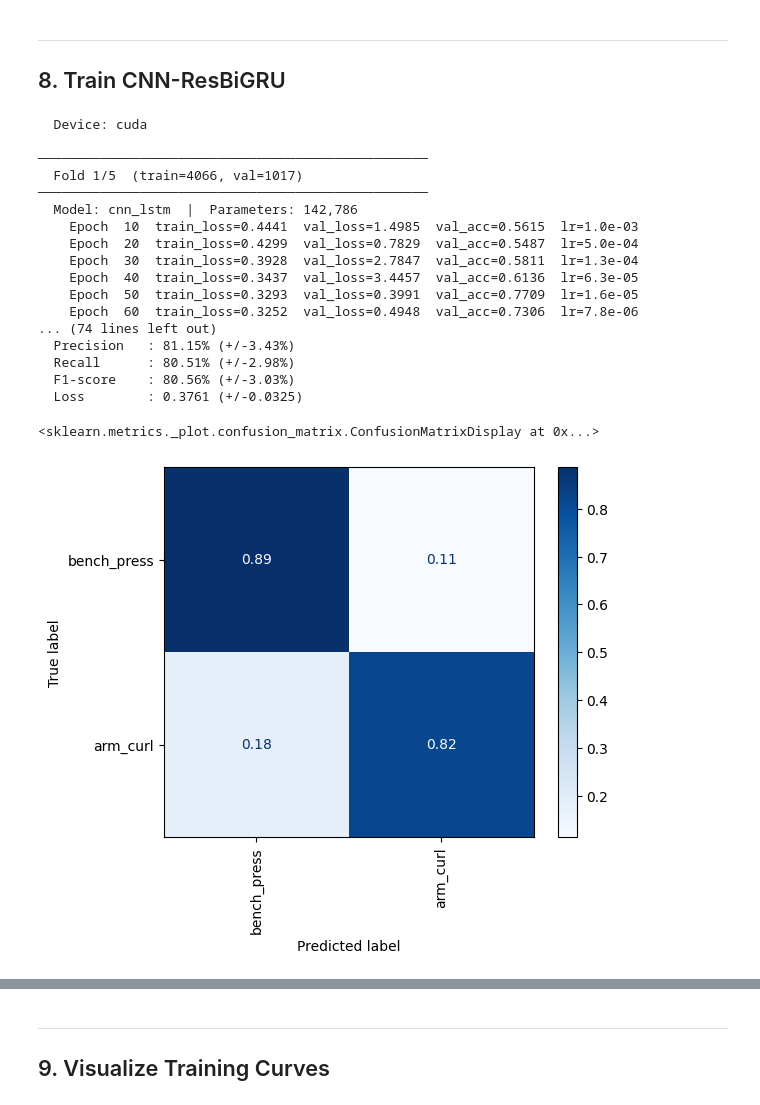
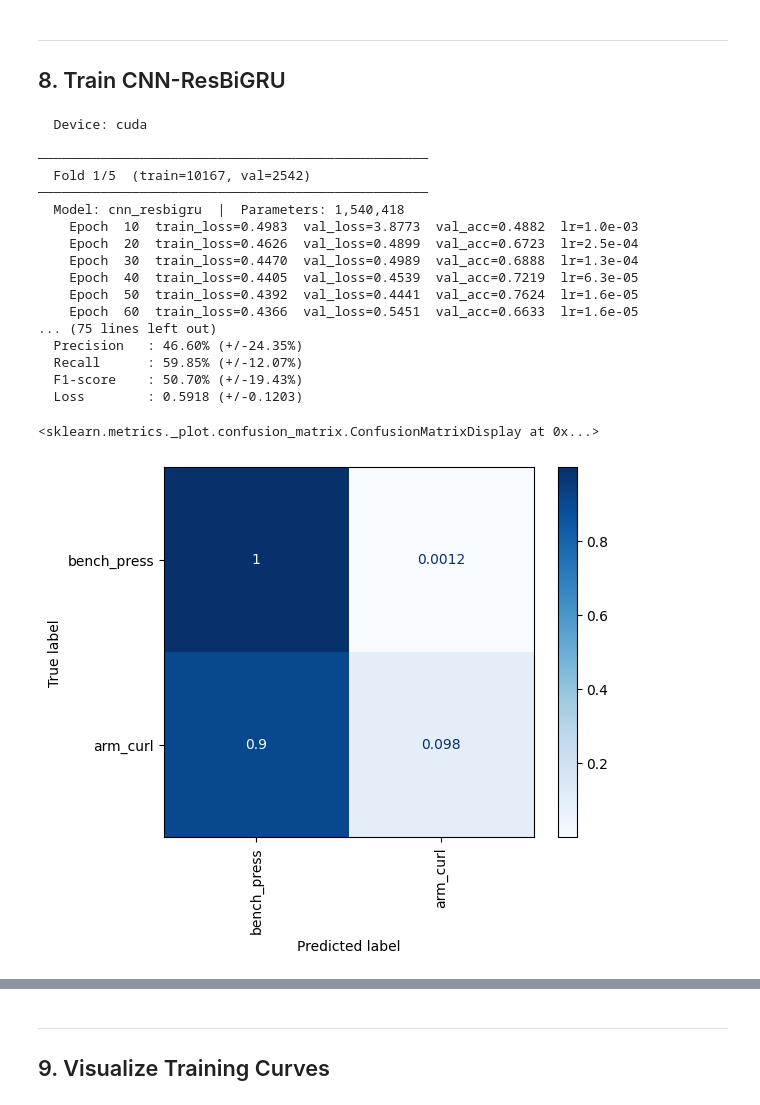
Before and after one commit to ajawhar24/WHT_Team1A, a Jupyter notebook: MyoGym/cnn_resbigru_imu.ipynb, the cells around one changed output, grey strips where cells are left out. Drawn from its saved outputs; the diff is of its cells as text; code cells hidden in the pictures.

Commit message:
Replication of all models

```diff
--- a/MyoGym/cnn_resbigru_imu.ipynb
+++ b/MyoGym/cnn_resbigru_imu.ipynb
@@ -429,7 +429,7 @@ def train_evaluate(X, y, num_classes, model_name="cnn_resbigru",
     ModelClass = ALL_MODELS[model_name]
     kf = KFold(n_splits=n_folds, shuffle=True, random_state=42)
     results = {"acc": [], "prec": [], "rec": [], "f1": [], "loss": [],
-               "histories": []}
+               "histories": [], "models": []}
 
     for fold, (tr_idx, va_idx) in enumerate(kf.split(X)):
         if verbose:
@@ -530,7 +530,7 @@ def train_evaluate(X, y, num_classes, model_name="cnn_resbigru",
         results["f1"].append(f1)
         results["loss"].append(best_val_loss)
         results["histories"].append(history)
-
+        results["models"].append({k: v.cpu().clone() for k, v in model.state_dict().items()})
         if verbose:
             print(f"\n  Fold {fold+1} =>  Acc: {acc*100:.2f}%  "
                   f"F1: {f1*100:.2f}%  Loss: {best_val_loss:.4f}")
@@ -643,7 +643,7 @@ Windowed data:
 results, model = train_evaluate(
     X_train, y_train,
     num_classes=NUM_CLASSES,
-    model_name="cnn_lstm",
+    model_name="cnn_resbigru",
     n_folds=N_FOLDS,
     epochs=EPOCHS,
     batch_size=BATCH_SIZE,
@@ -655,45 +655,78 @@ results, model = train_evaluate(
   Device: cuda
 
 ──────────────────────────────────────────────────
-  Fold 1/5  (train=4066, val=1017)
+  Fold 1/5  (train=10167, val=2542)
 ──────────────────────────────────────────────────
-  Model: cnn_lstm  |  Parameters: 142,786
-    Epoch  10  train_loss=0.4441  val_loss=1.4985  val_acc=0.5615  lr=1.0e-03
-    Epoch  20  train_loss=0.4299  val_loss=0.7829  val_acc=0.5487  lr=5.0e-04
-    Epoch  30  train_loss=0.3928  val_loss=2.7847  val_acc=0.5811  lr=1.3e-04
-    Epoch  40  train_loss=0.3437  val_loss=3.4457  val_acc=0.6136  lr=6.3e-05
-    Epoch  50  train_loss=0.3293  val_loss=0.3991  val_acc=0.7709  lr=1.6e-05
-    Epoch  60  train_loss=0.3252  val_loss=0.4948  val_acc=0.7306  lr=7.8e-06
-... (74 lines left out)
-  Precision   : 81.15% (+/-3.43%)
-  Recall      : 80.51% (+/-2.98%)
-  F1-score    : 80.56% (+/-3.03%)
-  Loss        : 0.3761 (+/-0.0325)
+  Model: cnn_resbigru  |  Parameters: 1,540,418
+    Epoch  10  train_loss=0.4983  val_loss=3.8773  val_acc=0.4882  lr=1.0e-03
+    Epoch  20  train_loss=0.4626  val_loss=0.4899  val_acc=0.6723  lr=2.5e-04
+    Epoch  30  train_loss=0.4470  val_loss=0.4989  val_acc=0.6888  lr=1.3e-04
+    Epoch  40  train_loss=0.4405  val_loss=0.4539  val_acc=0.7219  lr=6.3e-05
+    Epoch  50  train_loss=0.4392  val_loss=0.4441  val_acc=0.7624  lr=1.6e-05
+    Epoch  60  train_loss=0.4366  val_loss=0.5451  val_acc=0.6633  lr=1.6e-05
+... (75 lines left out)
+  Precision   : 46.60% (+/-24.35%)
+  Recall      : 59.85% (+/-12.07%)
+  F1-score    : 50.70% (+/-19.43%)
+  Loss        : 0.5918 (+/-0.1203)
+# %%
+def ensemble_predict(results, ModelClass, X_test, in_channels, num_classes, device=None):
+    if device is None:
+        device = torch.device("cuda" if torch.cuda.is_available() else "cpu")
+
+    X_test_t = torch.FloatTensor(X_test).to(device)
+    all_probs = []
+
+    for state_dict in results["models"]:
+        model = ModelClass(in_channels=in_channels, num_classes=num_classes).to(device)
+        model.load_state_dict(state_dict)
+        model.eval()
+
+        with torch.no_grad():
+            logits = model(X_test_t)
+            probs = torch.softmax(logits, dim=1).cpu().numpy()  # (N, num_classes)
+        all_probs.append(probs)
+
+    # Average probabilities across all folds
+    avg_probs = np.mean(all_probs, axis=0)   # (N, num_classes)
+    y_pred = avg_probs.argmax(axis=1)        # (N,)
+    return y_pred, avg_probs
+# %%
+y_pred, avg_probs = ensemble_predict(
+    results,
+    ModelClass=ALL_MODELS["cnn_resbigru"],
+    X_test=X_test,
+    in_channels=X_test.shape[2],
+    num_classes=num_classes
+)
+
+print(f"Ensemble Accuracy : {accuracy_score(y_test, y_pred)*100:.2f}%")
+print(f"Ensemble F1       : {f1_score(y_test, y_pred, average='macro')*100:.2f}%")
 # %%
 from sklearn.metrics import confusion_matrix, ConfusionMatrixDisplay, classification_report
 device = torch.device("cuda" if torch.cuda.is_available() else "cpu")
-#X_test = torch.FloatTensor(X_test).to(device)
-##y_test = torch.LongTensor(y_test).to(device)
+X_test = X_test.to(device)
+y_test = y_test.to(device)
 
 model.eval()
 with torch.no_grad():
     y_pred = model(X_test).argmax(1).cpu().numpy()
 y_true = y_test.cpu().numpy()
 
 acc = accuracy_score(y_true, y_pred)
 prec = precision_score(y_true, y_pred, average="macro", zero_division=0)
 rec = recall_score(y_true, y_pred, average="macro", zero_division=0)
 f1 = f1_score(y_true, y_pred, average="macro", zero_division=0)
 
 results["acc"].append(acc)
 results["prec"].append(prec)
 results["rec"].append(rec)
 results["f1"].append(f1)
 
 
 cm = confusion_matrix(y_true, y_pred, normalize='true')
 disp = ConfusionMatrixDisplay(confusion_matrix=cm, display_labels=['bench_press', 'arm_curl'])
 disp.plot(cmap="Blues", xticks_rotation=90)
 # %% [output]
 <sklearn.metrics._plot.confusion_matrix.ConfusionMatrixDisplay at 0x...>
-[figure, old version]
+[figure, new version]
```
Also changed, not shown: parts of 5 cells of this notebook, 8 other files.
